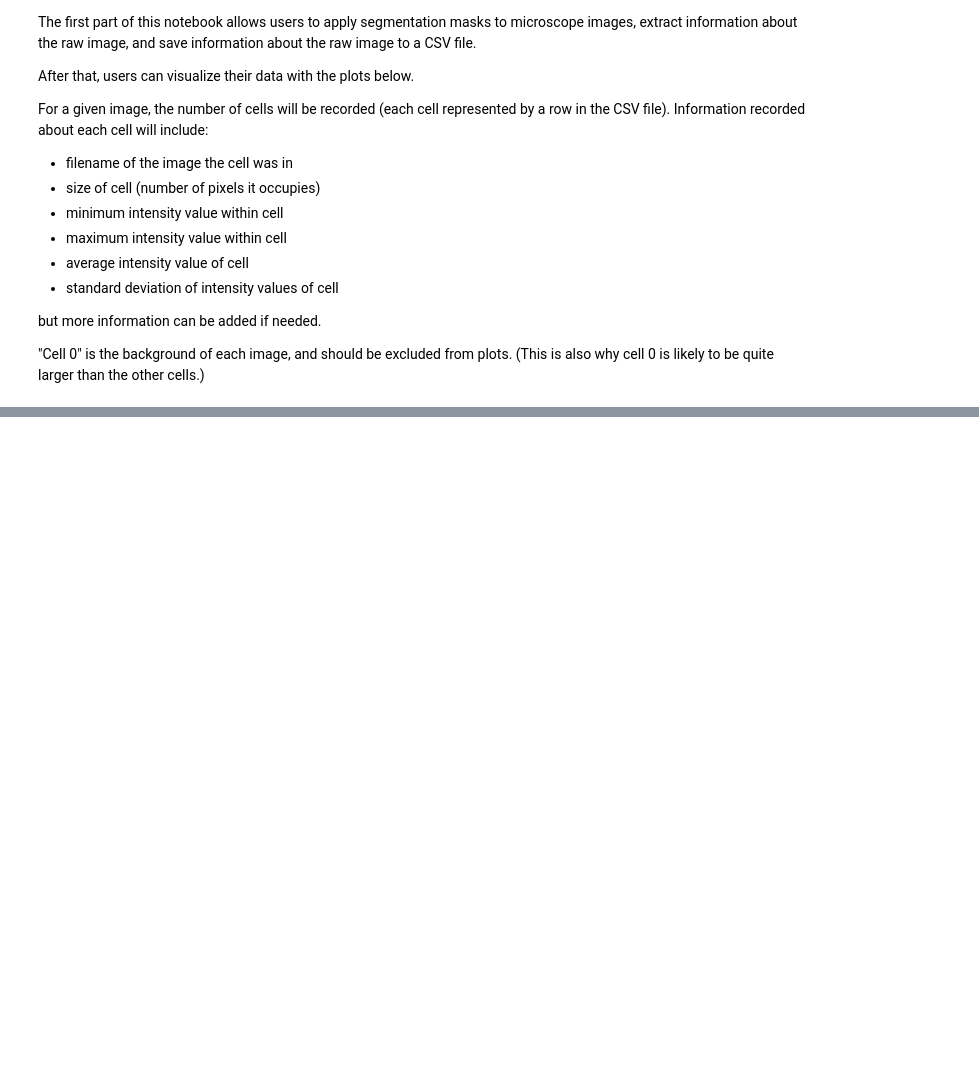
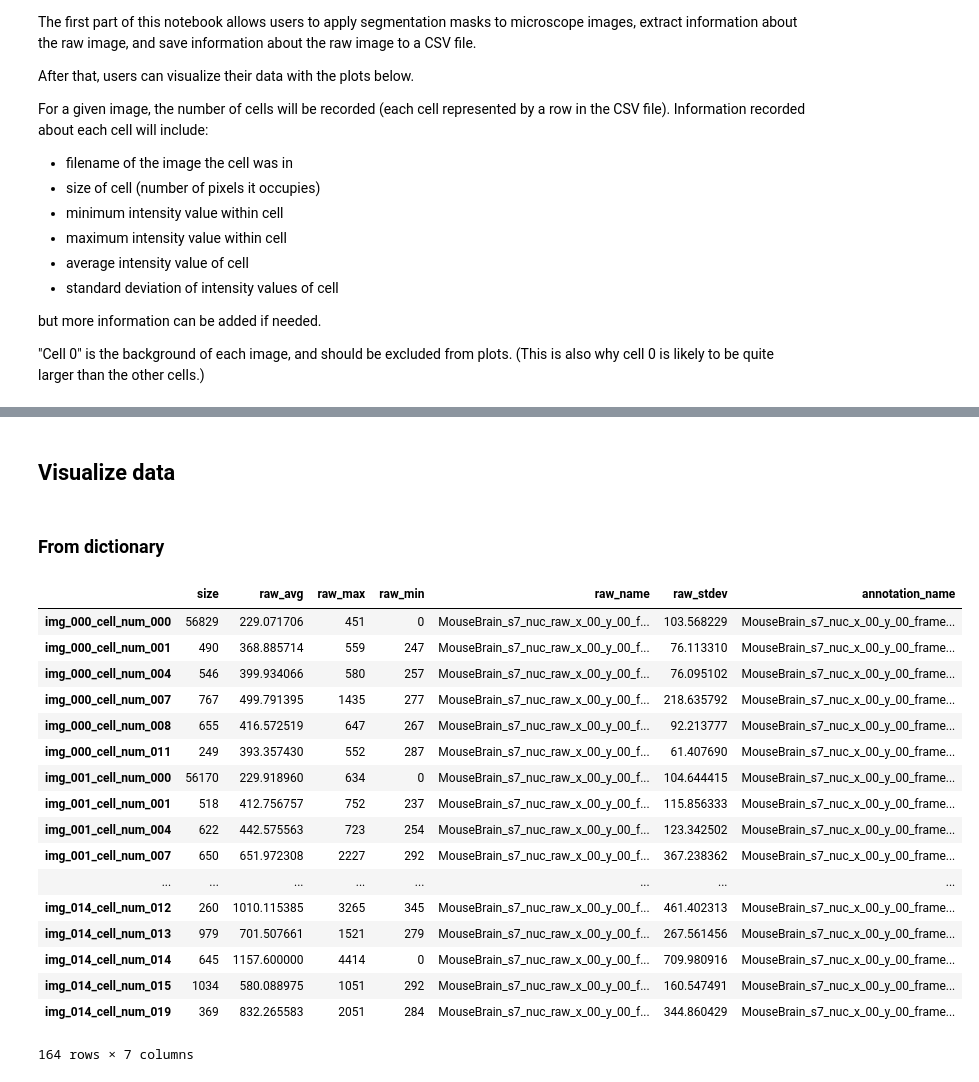
Before and after one commit to samreenanjum/caliban-toolbox, a Jupyter notebook: notebooks/Analysis of image content with annotation masks.ipynb, the cells around one changed output, grey strips where cells are left out. Saved outputs shown, nothing was run; the diff lists cells and outputs as text; code cells hidden in the pictures; blank space fills up the shorter version.

```diff
--- a/notebooks/Analysis of image content with annotation masks.ipynb
+++ b/notebooks/Analysis of image content with annotation masks.ipynb
@@ -165,3 +259,31 @@ flat_dict = make_flat_cell_info(full_dict)
+# %%
+df = pd.DataFrame.from_dict(flat_dict, "index")
+no_bkgd_df = pd.DataFrame.from_dict(test_dict, "index")
 # %%
 #turn the flat dict into a dataframe and save it to csv file
 make_save_csv(flat_dict, base_dir, identifier)
+# %% [markdown]
+## Visualize data
+# %% [markdown]
+### From dictionary
+# %%
+df
+# %% [output]
+|  | size | raw_avg | raw_max | raw_min | raw_name | raw_stdev | annotation_name |
+| img_000_cell_num_000 | 56829 | 229.071706 | 451 | 0 | MouseBrain_s7_nuc_raw_x_00_y_00_f... | 103.568229 | MouseBrain_s7_nuc_x_00_y_00_frame... |
+| img_000_cell_num_001 | 490 | 368.885714 | 559 | 247 | MouseBrain_s7_nuc_raw_x_00_y_00_f... | 76.113310 | MouseBrain_s7_nuc_x_00_y_00_frame... |
+| img_000_cell_num_004 | 546 | 399.934066 | 580 | 257 | MouseBrain_s7_nuc_raw_x_00_y_00_f... | 76.095102 | MouseBrain_s7_nuc_x_00_y_00_frame... |
+| img_000_cell_num_007 | 767 | 499.791395 | 1435 | 277 | MouseBrain_s7_nuc_raw_x_00_y_00_f... | 218.635792 | MouseBrain_s7_nuc_x_00_y_00_frame... |
+| img_000_cell_num_008 | 655 | 416.572519 | 647 | 267 | MouseBrain_s7_nuc_raw_x_00_y_00_f... | 92.213777 | MouseBrain_s7_nuc_x_00_y_00_frame... |
+| img_000_cell_num_011 | 249 | 393.357430 | 552 | 287 | MouseBrain_s7_nuc_raw_x_00_y_00_f... | 61.407690 | MouseBrain_s7_nuc_x_00_y_00_frame... |
+| img_001_cell_num_000 | 56170 | 229.918960 | 634 | 0 | MouseBrain_s7_nuc_raw_x_00_y_00_f... | 104.644415 | MouseBrain_s7_nuc_x_00_y_00_frame... |
+| img_001_cell_num_001 | 518 | 412.756757 | 752 | 237 | MouseBrain_s7_nuc_raw_x_00_y_00_f... | 115.856333 | MouseBrain_s7_nuc_x_00_y_00_frame... |
+| img_001_cell_num_004 | 622 | 442.575563 | 723 | 254 | MouseBrain_s7_nuc_raw_x_00_y_00_f... | 123.342502 | MouseBrain_s7_nuc_x_00_y_00_frame... |
+| img_001_cell_num_007 | 650 | 651.972308 | 2227 | 292 | MouseBrain_s7_nuc_raw_x_00_y_00_f... | 367.238362 | MouseBrain_s7_nuc_x_00_y_00_frame... |
+| ... | ... | ... | ... | ... | ... | ... | ... |
+| img_014_cell_num_012 | 260 | 1010.115385 | 3265 | 345 | MouseBrain_s7_nuc_raw_x_00_y_00_f... | 461.402313 | MouseBrain_s7_nuc_x_00_y_00_frame... |
+| img_014_cell_num_013 | 979 | 701.507661 | 1521 | 279 | MouseBrain_s7_nuc_raw_x_00_y_00_f... | 267.561456 | MouseBrain_s7_nuc_x_00_y_00_frame... |
+| img_014_cell_num_014 | 645 | 1157.600000 | 4414 | 0 | MouseBrain_s7_nuc_raw_x_00_y_00_f... | 709.980916 | MouseBrain_s7_nuc_x_00_y_00_frame... |
+| img_014_cell_num_015 | 1034 | 580.088975 | 1051 | 292 | MouseBrain_s7_nuc_raw_x_00_y_00_f... | 160.547491 | MouseBrain_s7_nuc_x_00_y_00_frame... |
+| img_014_cell_num_019 | 369 | 832.265583 | 2051 | 284 | MouseBrain_s7_nuc_raw_x_00_y_00_f... | 344.860429 | MouseBrain_s7_nuc_x_00_y_00_frame... |
+164 rows × 7 columns
```
Also changed, not shown: parts of 13 cells of this notebook, 1 other file.
